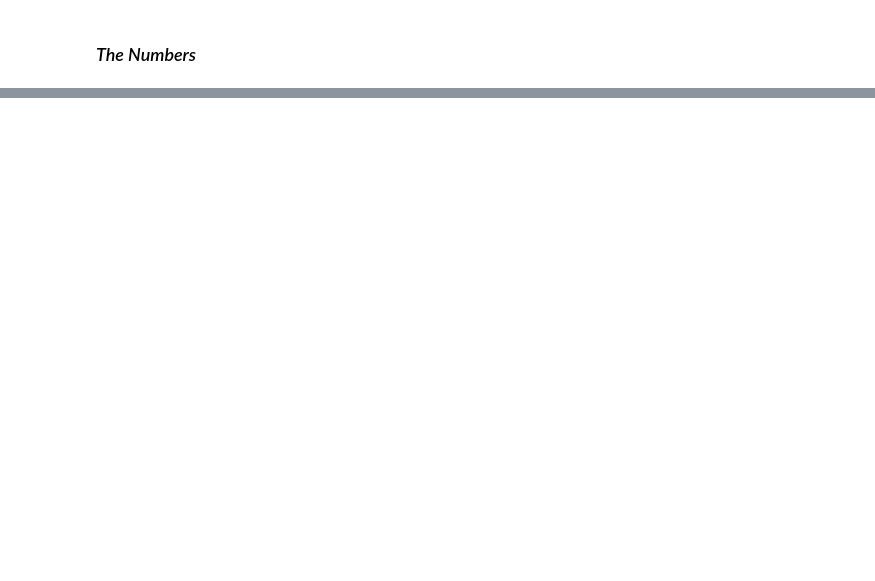
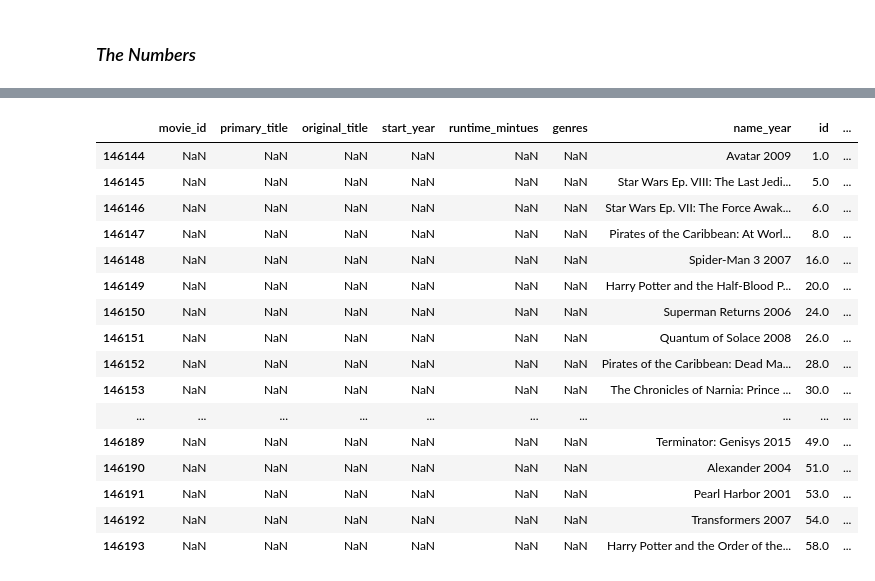
Before and after one commit to anguyen61191/MovieDataProject, a Jupyter notebook: RoughDraftProject1.ipynb, the cells around one changed output, grey strips where cells are left out. Drawn from its saved outputs; the diff is of its cells as text; code cells hidden in the pictures; blank space fills up the shorter version.

```diff
--- a/RoughDraftProject1.ipynb
+++ b/RoughDraftProject1.ipynb
@@ -142,0 +392,2 @@ pd.read_csv("zippedData/tn.movie_budgets.csv.gz")
+# %%
+df_Numbers["release_date_year"] = df_Numbers["release_date_year"].astype(int)
@@ -142,0 +413,2 @@ pd.read_csv("zippedData/tn.movie_budgets.csv.gz")
+# %%
+df_Numbers['domestic_gross as numbers'] = df_Numbers["domestic_gross as numbers"].astype(int)
@@ -142,0 +496,4 @@ pd.read_csv("zippedData/tn.movie_budgets.csv.gz")
+# %%
+df_test = df_IMDB.set_index("name_year").join(df_Numbers.set_index("name_year"))
+# %%
+df_right_join_test = pd.merge(df_IMDB, df_Numbers, how = "outer", on = ["name_year", "name_year"])
@@ -142,0 +669,20 @@ pd.read_csv("zippedData/tn.movie_budgets.csv.gz")
+# %%
+df_right_join_test.loc[df_right_join_test["primary_title"].isna() & df_right_join_test["domestic_gross as numbers"] > 0][:50]
+# %% [output]
+|  | movie_id | primary_title | original_title | start_year | runtime_mintues | genres | name_year | id | ... |
+| 146144 | NaN | NaN | NaN | NaN | NaN | NaN | Avatar 2009 | 1.0 | ... |
+| 146145 | NaN | NaN | NaN | NaN | NaN | NaN | Star Wars Ep. VIII: The Last Jedi... | 5.0 | ... |
+| 146146 | NaN | NaN | NaN | NaN | NaN | NaN | Star Wars Ep. VII: The Force Awak... | 6.0 | ... |
+| 146147 | NaN | NaN | NaN | NaN | NaN | NaN | Pirates of the Caribbean: At Worl... | 8.0 | ... |
+| 146148 | NaN | NaN | NaN | NaN | NaN | NaN | Spider-Man 3 2007 | 16.0 | ... |
+| 146149 | NaN | NaN | NaN | NaN | NaN | NaN | Harry Potter and the Half-Blood P... | 20.0 | ... |
+| 146150 | NaN | NaN | NaN | NaN | NaN | NaN | Superman Returns 2006 | 24.0 | ... |
+| 146151 | NaN | NaN | NaN | NaN | NaN | NaN | Quantum of Solace 2008 | 26.0 | ... |
+| 146152 | NaN | NaN | NaN | NaN | NaN | NaN | Pirates of the Caribbean: Dead Ma... | 28.0 | ... |
+| 146153 | NaN | NaN | NaN | NaN | NaN | NaN | The Chronicles of Narnia: Prince ... | 30.0 | ... |
+| ... | ... | ... | ... | ... | ... | ... | ... | ... | ... |
+| 146189 | NaN | NaN | NaN | NaN | NaN | NaN | Terminator: Genisys 2015 | 49.0 | ... |
+| 146190 | NaN | NaN | NaN | NaN | NaN | NaN | Alexander 2004 | 51.0 | ... |
+| 146191 | NaN | NaN | NaN | NaN | NaN | NaN | Pearl Harbor 2001 | 53.0 | ... |
+| 146192 | NaN | NaN | NaN | NaN | NaN | NaN | Transformers 2007 | 54.0 | ... |
+| 146193 | NaN | NaN | NaN | NaN | NaN | NaN | Harry Potter and the Order of the... | 58.0 | ... |
```
Also changed, not shown: parts of 65 cells of this notebook.
